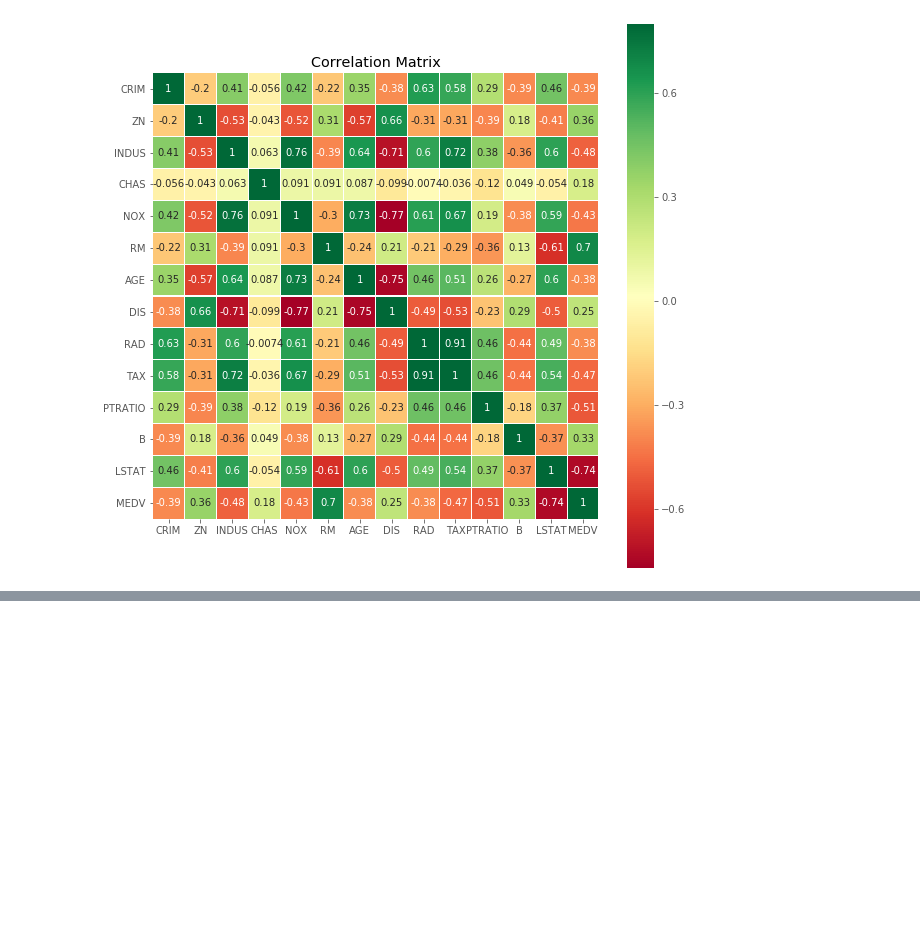
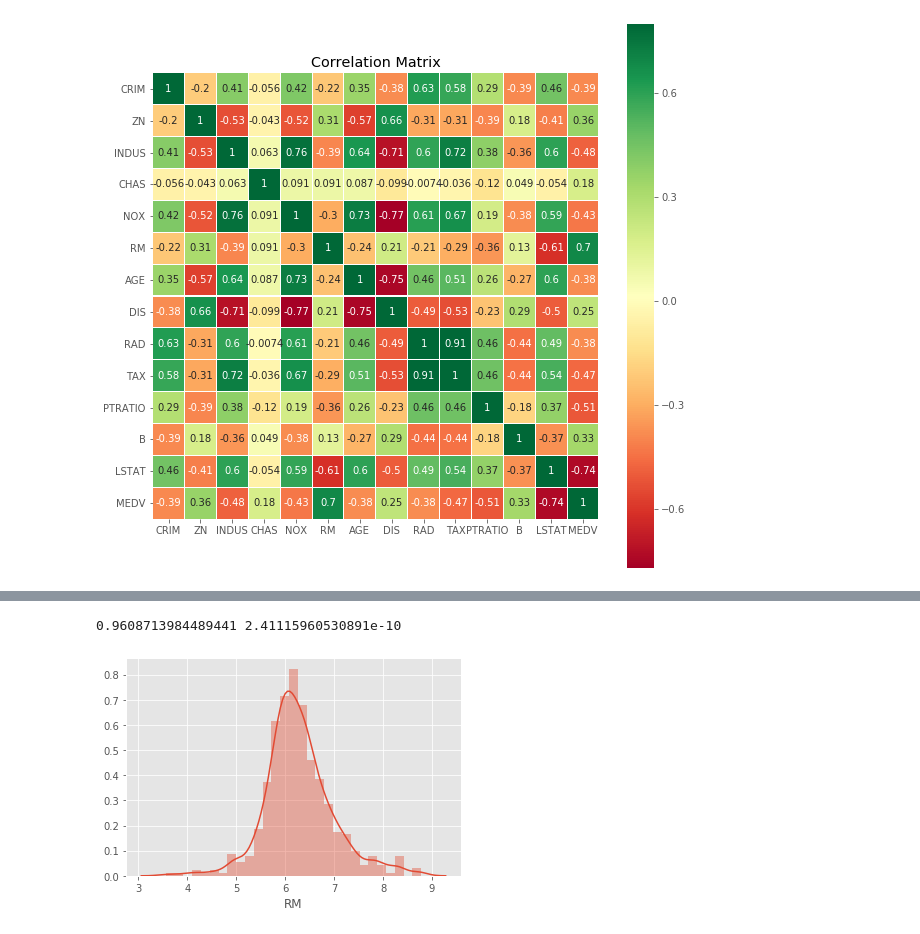
Before and after one commit to jstevenr/housing-price-regression, a Jupyter notebook: Boston_Housing.ipynb, the cells around one changed output, grey strips where cells are left out. Cells and saved outputs as stored; diff of their text form; code cells hidden in the pictures; blank space fills up the shorter version.

```diff
--- a/Boston_Housing.ipynb
+++ b/Boston_Housing.ipynb
@@ -218,0 +166,10 @@ predictions_RF = fit_model(regr_RF, X_train, y_train, y_test)
+# %%
+# histogram for RM
+sns.distplot(df['RM'], hist = True)
+
+# alpha = 0.05
+W_stat, p = stats.shapiro(df['RM'])
+print(W_stat, p)
+# %% [output]
+0.9608713984489441 2.41115960530891e-10
+[figure, added]
```
Also changed, not shown: parts of 47 cells of this notebook.
